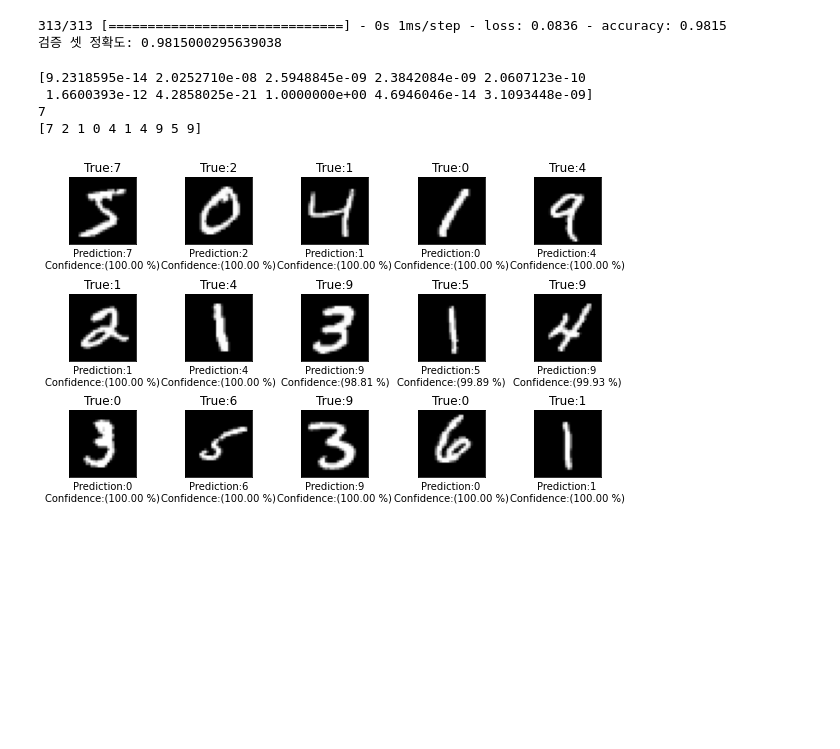
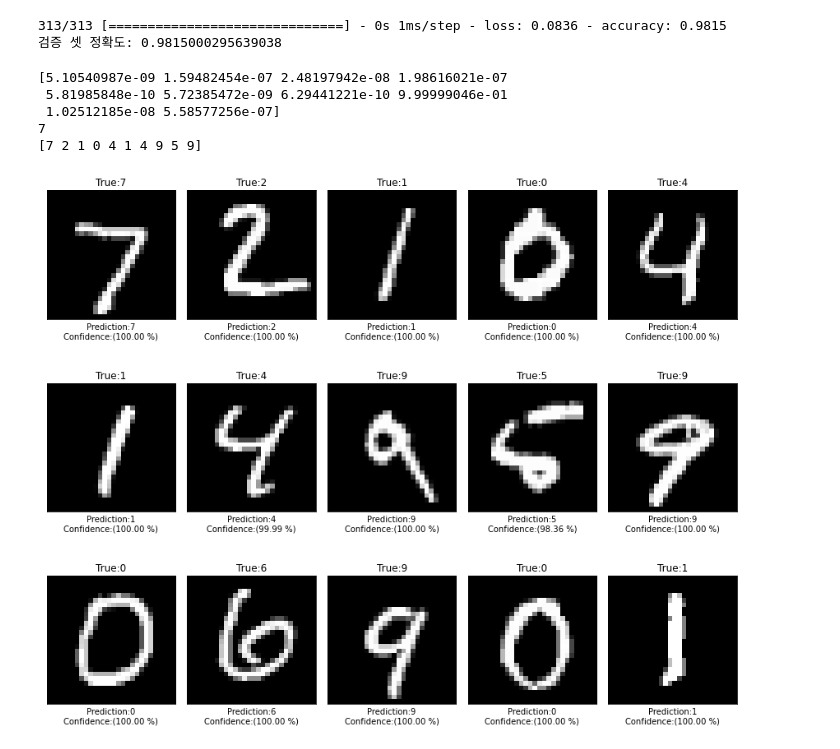
Before and after one commit to limit9895/Study, a Jupyter notebook: Tensorflow_study.ipynb, the cells around one changed output. Saved outputs shown, nothing was run; the diff lists cells and outputs as text; code cells hidden in the pictures; blank space fills up the shorter version.

```diff
--- a/Tensorflow_study.ipynb
+++ b/Tensorflow_study.ipynb
@@ -819,35 +819,36 @@ import numpy as np
 print(np.argmax(predictions[0]))
 
 #첫 10개 index에 대한 예측 클래스 출력
 print(np.argmax(predictions[:10],axis = 1))
 
 #시각화
 import matplotlib.pyplot as plt
 
 #이미지, 원래 값, 예측값, 신뢰도 출력
 def get_one_result(idx):
     img, y_true, y_pred, confidence = x_test[idx], y_test[idx], np.argmax(predictions[idx]),100*np.max(predictions[idx])
     return img, y_true, y_pred, confidence
 
 #canvas 생성
 fig, axes = plt.subplots(3,5)
-fig.set_size_inches(8,5)
+fig.set_size_inches(12,10)
 
 for i in range(15):
     ax = axes[i//5,i%5]
     img, y_true, y_pred, confidence = get_one_result(i)
     #imshow 로 이미지 시각화
-    ax.imshow(x_train[i], cmap='gray')
+    ax.imshow(img, cmap='gray')
     ax.set_xticks([])
     ax.set_yticks([])
     ax.set_title(f'True:{y_true}')
     ax.set_xlabel(f'Prediction:{y_pred}\nConfidence:({confidence:.2f} %)')
 
 plt.tight_layout()
 plt.show()
 # %% [output]
-[9.2318595e-14 2.0252710e-08 2.5948845e-09 2.3842084e-09 2.0607123e-10
- 1.6600393e-12 4.2858025e-21 1.0000000e+00 4.6946046e-14 3.1093448e-09]
+[5.10540987e-09 1.59482454e-07 2.48197942e-08 1.98616021e-07
+ 5.81985848e-10 5.72385472e-09 6.29441221e-10 9.99999046e-01
+ 1.02512185e-08 5.58577256e-07]
 7
 [7 2 1 0 4 1 4 9 5 9]
-[figure, old version]
+[figure, new version]
```
Also changed, not shown: parts of 1 cell of this notebook.
